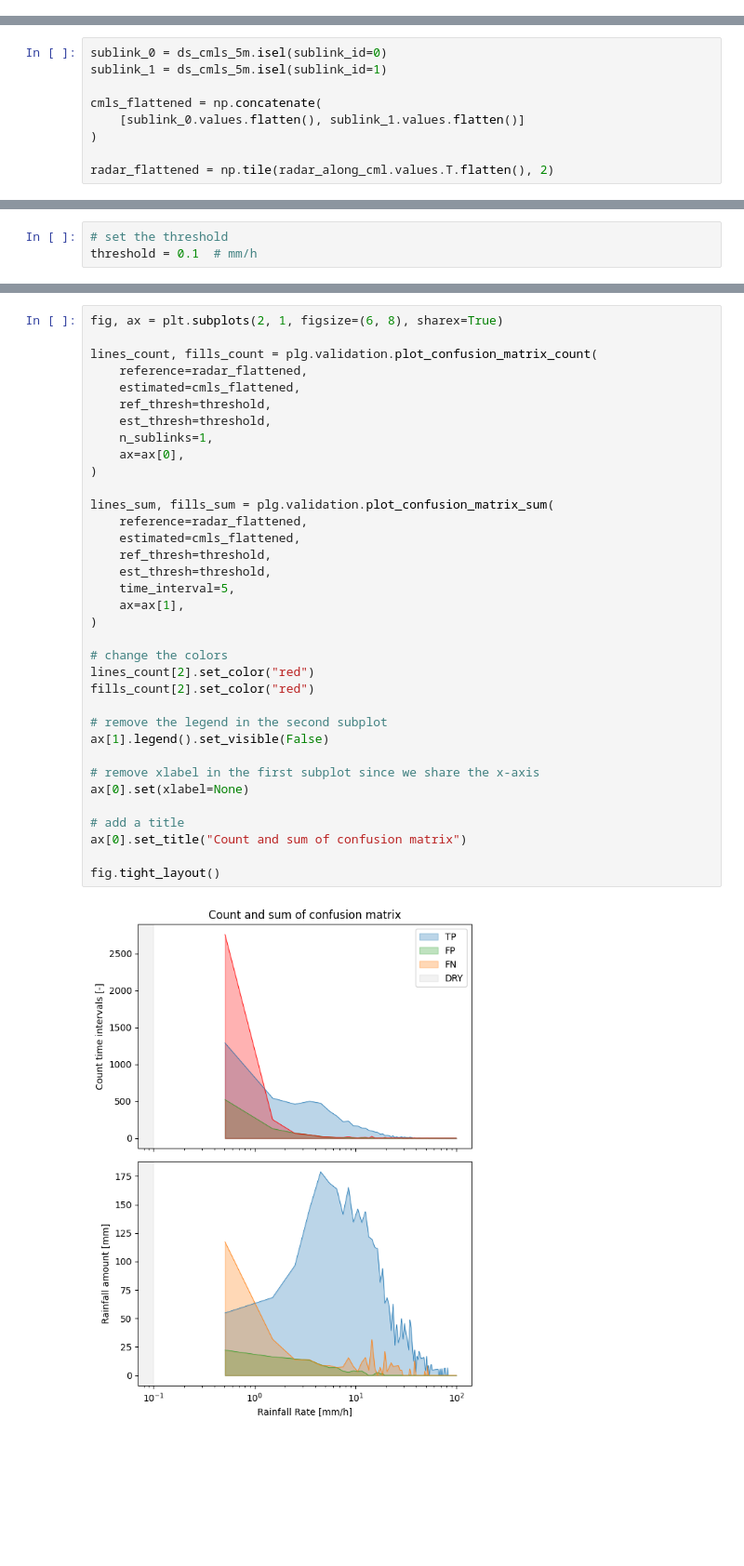
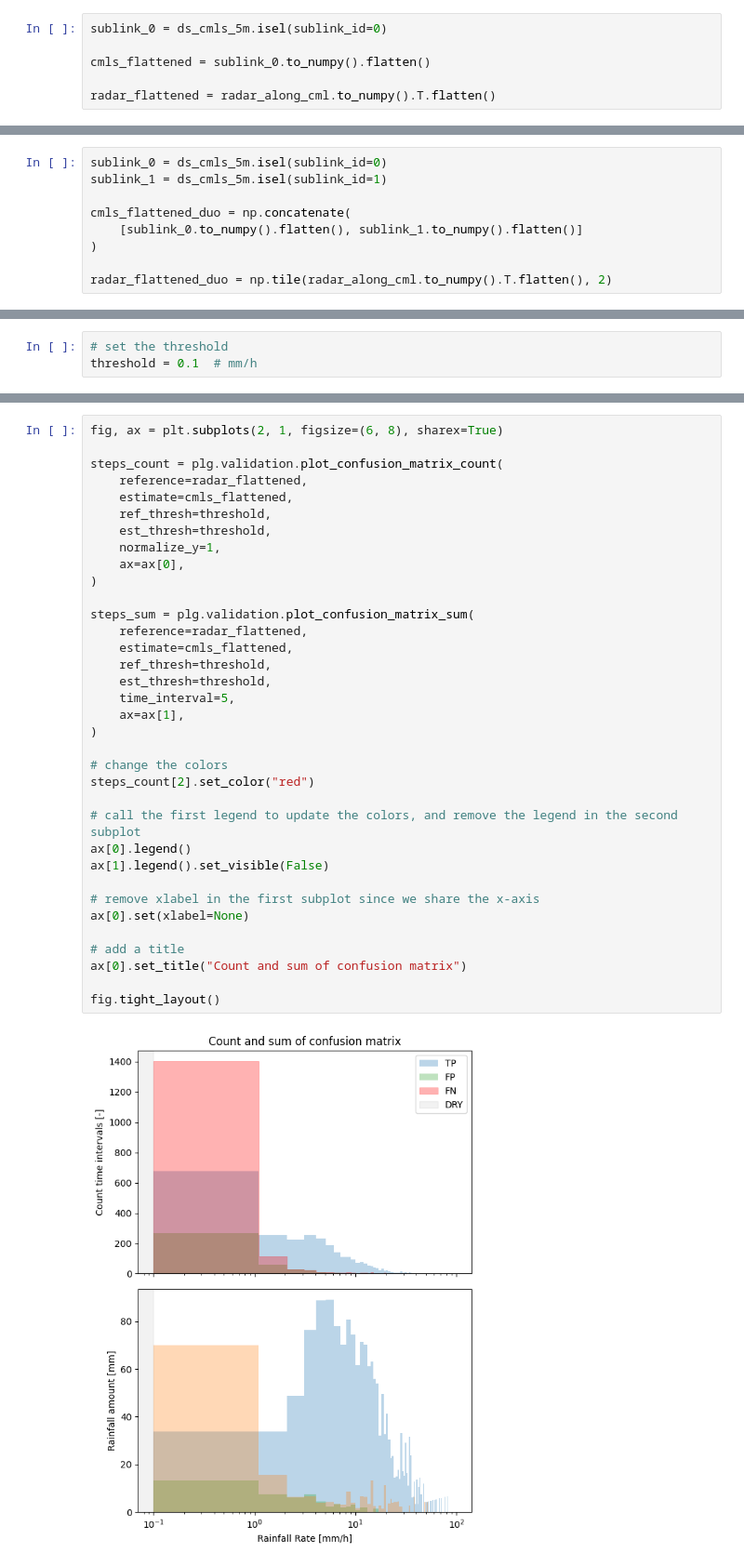
Before and after one commit to OpenSenseAction/poligrain, a Jupyter notebook: docs/notebooks/Example_validation.ipynb, the cells around one changed output, grey strips where cells are left out. Shown at 93% size. Saved outputs shown, nothing was run; the diff lists cells and outputs as text; blank space fills up the shorter version.

```diff
--- a/docs/notebooks/Example_validation.ipynb
+++ b/docs/notebooks/Example_validation.ipynb
@@ -52,2 +48,8 @@ Then we need to make sure that for each sub-link, there is a radar rainfall esti
 
 Finally, for this data set each sublink item has shape cml_id\*time (364\*19) whereas the radar\_along\_cml data has shape (19\*364), so we transpose the radar data.
+# %%
+sublink_0 = ds_cmls_5m.isel(sublink_id=0)
+
+cmls_flattened = sublink_0.to_numpy().flatten()
+
+radar_flattened = radar_along_cml.to_numpy().T.flatten()
@@ -55,11 +59,11 @@ Finally, for this data set each sublink item has shape cml_id\*time (364\*19) wh
 sublink_0 = ds_cmls_5m.isel(sublink_id=0)
 sublink_1 = ds_cmls_5m.isel(sublink_id=1)
 
-cmls_flattened = np.concatenate(
-    [sublink_0.values.flatten(), sublink_1.values.flatten()]
+cmls_flattened_duo = np.concatenate(
+    [sublink_0.to_numpy().flatten(), sublink_1.to_numpy().flatten()]
 )
 
-radar_flattened = np.tile(radar_along_cml.values.T.flatten(), 2)
+radar_flattened_duo = np.tile(radar_along_cml.to_numpy().T.flatten(), 2)
 # %% [markdown]
 ## Visualize the validation
 # %% [markdown]
@@ -391,37 +437,37 @@ Finally, we can adapt these plots and add them together in one figure as subplot
 # %%
 fig, ax = plt.subplots(2, 1, figsize=(6, 8), sharex=True)
 
-lines_count, fills_count = plg.validation.plot_confusion_matrix_count(
+steps_count = plg.validation.plot_confusion_matrix_count(
     reference=radar_flattened,
-    estimated=cmls_flattened,
+    estimate=cmls_flattened,
     ref_thresh=threshold,
     est_thresh=threshold,
-    n_sublinks=1,
+    normalize_y=1,
     ax=ax[0],
 )
 
-lines_sum, fills_sum = plg.validation.plot_confusion_matrix_sum(
+steps_sum = plg.validation.plot_confusion_matrix_sum(
     reference=radar_flattened,
-    estimated=cmls_flattened,
+    estimate=cmls_flattened,
     ref_thresh=threshold,
     est_thresh=threshold,
     time_interval=5,
     ax=ax[1],
 )
 
 # change the colors
-lines_count[2].set_color("red")
-fills_count[2].set_color("red")
+steps_count[2].set_color("red")
 
-# remove the legend in the second subplot
+# call the first legend to update the colors, and remove the legend in the second subplot
+ax[0].legend()
 ax[1].legend().set_visible(False)
 
 # remove xlabel in the first subplot since we share the x-axis
 ax[0].set(xlabel=None)
 
 # add a title
 ax[0].set_title("Count and sum of confusion matrix")
 
 fig.tight_layout()
 # %% [output]
-[figure, old version]
+[figure, new version]
```
Also changed, not shown: parts of 50 cells of this notebook, 2 other files.
